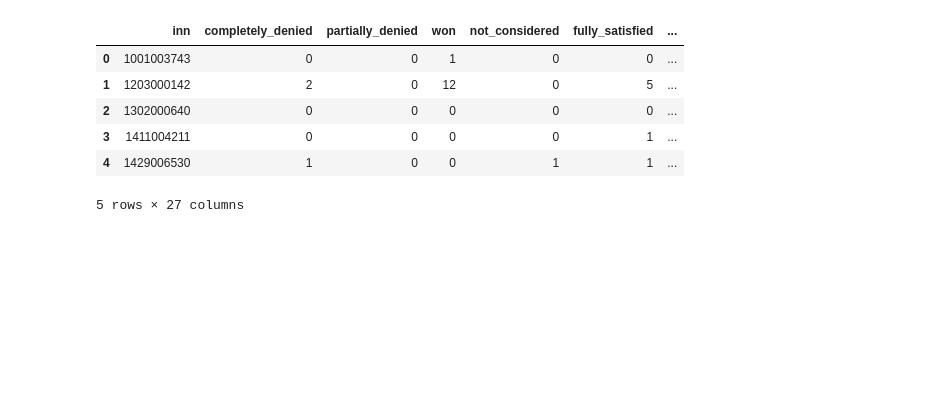
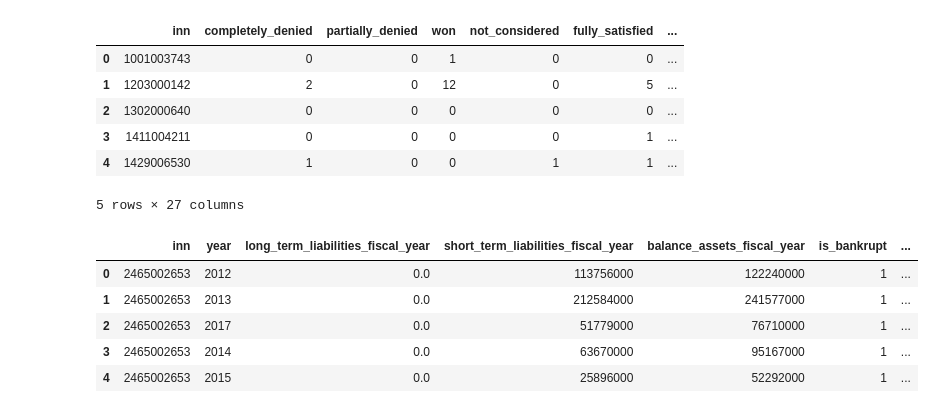
Before and after one commit to nidemidovich/bankruptcy_prediction, a Jupyter notebook: notebook.ipynb, the cells around one changed output. Drawn from its saved outputs; the diff is of its cells as text; code cells hidden in the pictures; blank space fills up the shorter version.

```diff
--- a/notebook.ipynb
+++ b/notebook.ipynb
@@ -265,3 +301,14 @@ result_df_by_cases.head()
 df = df[df['inn'].isin(result_df_by_cases['inn'].unique())]
 # %%
 df_accounts = df_accounts[df_accounts['inn'].isin(result_df_by_cases['inn'].unique())]
+# %%
+merged_accounts = df_accounts.merge(df, on='inn')
+# %%
+merged_accounts.head()
+# %% [output]
+|  | inn | year | long_term_liabilities_fiscal_year | short_term_liabilities_fiscal_year | balance_assets_fiscal_year | is_bankrupt | ... |
+| 0 | 2465002653 | 2012 | 0.0 | 113756000 | 122240000 | 1 | ... |
+| 1 | 2465002653 | 2013 | 0.0 | 212584000 | 241577000 | 1 | ... |
+| 2 | 2465002653 | 2017 | 0.0 | 51779000 | 76710000 | 1 | ... |
+| 3 | 2465002653 | 2014 | 0.0 | 63670000 | 95167000 | 1 | ... |
+| 4 | 2465002653 | 2015 | 0.0 | 25896000 | 52292000 | 1 | ... |
```
Also changed, not shown: parts of 11 cells of this notebook.
